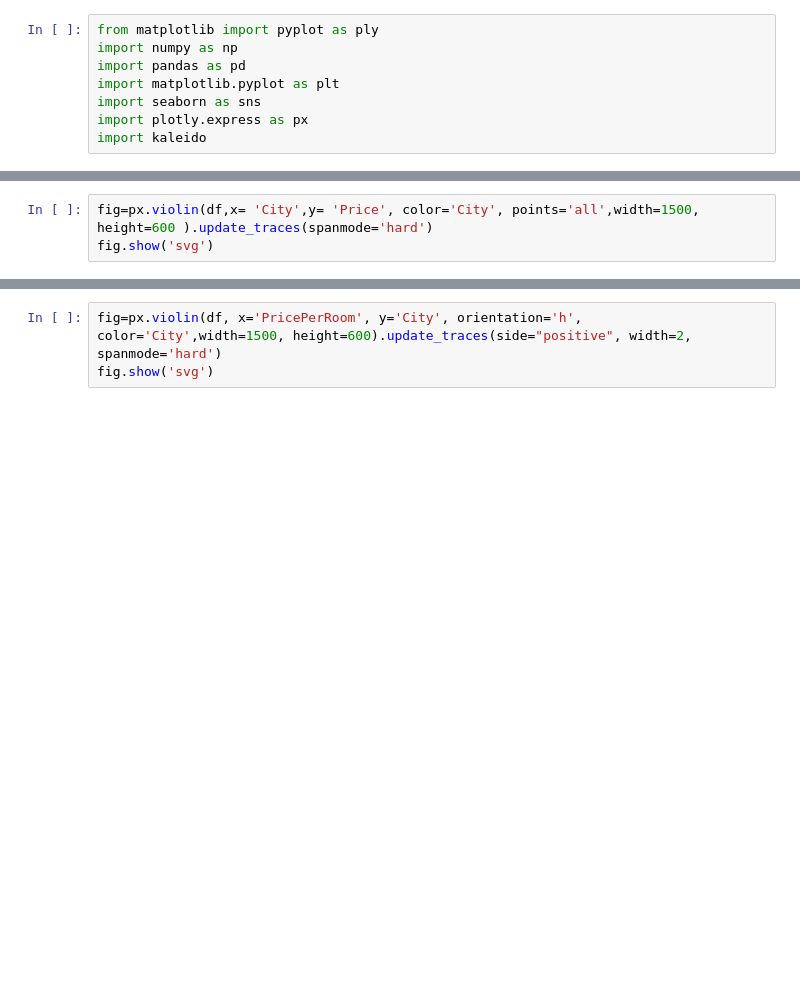
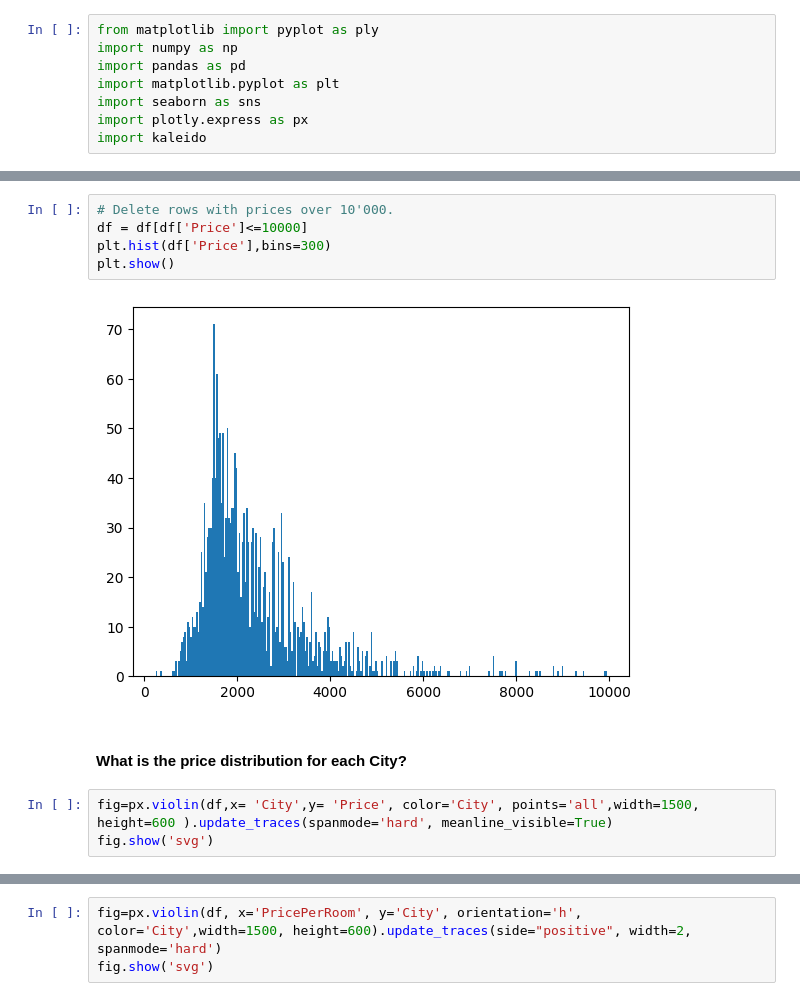
Before and after one commit to sew-th/python-data-analytics, a Jupyter notebook: Analysis Immoscout data.ipynb, the cells around one changed output, grey strips where cells are left out. Drawn from its saved outputs; the diff is of its cells as text; blank space fills up the shorter version.

```diff
--- a/Analysis Immoscout data.ipynb
+++ b/Analysis Immoscout data.ipynb
@@ -17,3 +55,12 @@ df=df[df.Price<=10000]
+# %%
+# Delete rows with prices over 10'000.
+df = df[df['Price']<=10000]
+plt.hist(df['Price'],bins=300)
+plt.show()
+# %% [output]
+[figure, added]
+# %% [markdown]
+#### What is the price distribution for each City?
 # %%
-fig=px.violin(df,x= 'City',y= 'Price', color='City', points='all',width=1500, height=600 ).update_traces(spanmode='hard')
+fig=px.violin(df,x= 'City',y= 'Price', color='City', points='all',width=1500, height=600 ).update_traces(spanmode='hard', meanline_visible=True)
 fig.show('svg')
```
Also changed, not shown: parts of 18 cells of this notebook.
